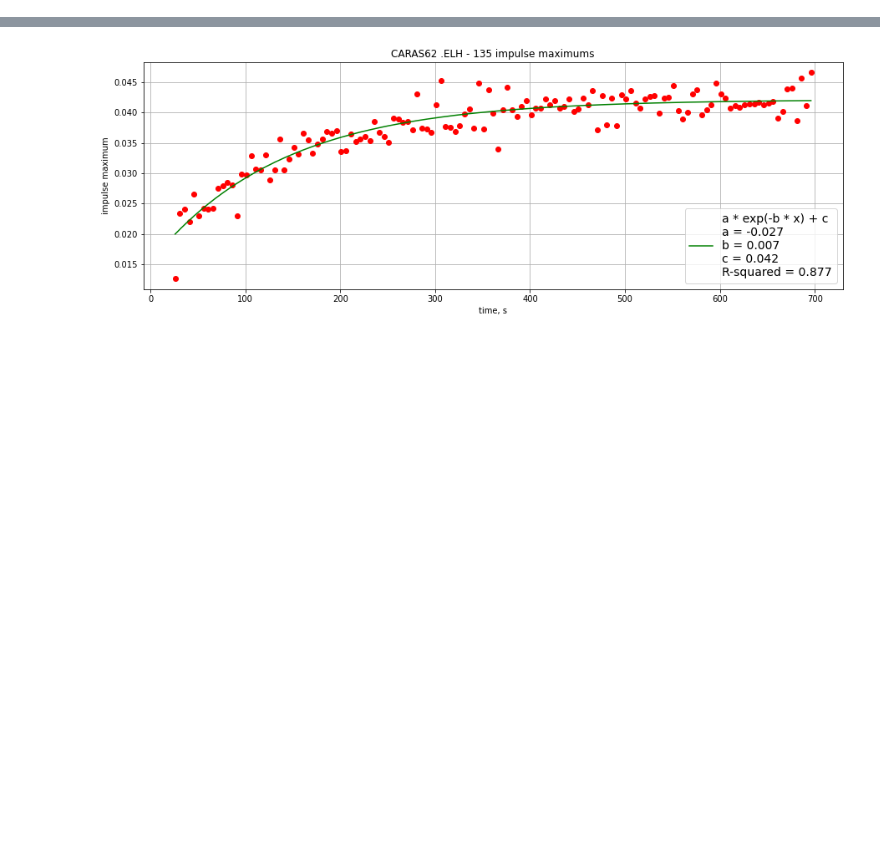
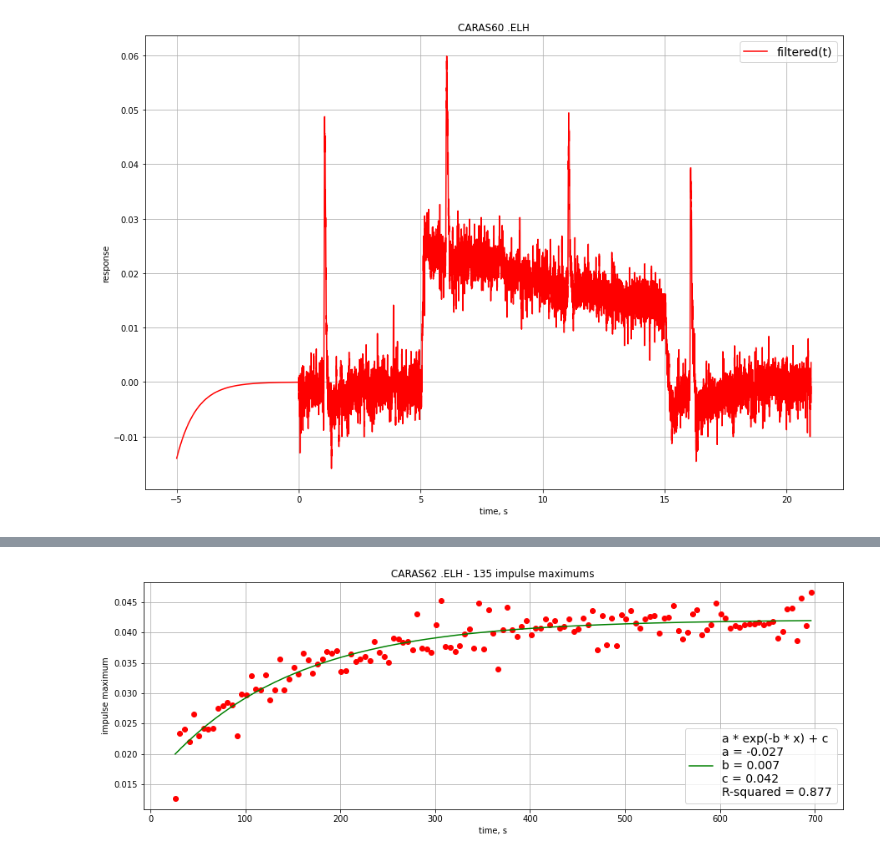
Before and after one commit to AndreiZherder/adaptation-memory, a Jupyter notebook: carassius.ipynb, the cells around one changed output, grey strips where cells are left out. Saved outputs shown, nothing was run; the diff lists cells and outputs as text; code cells hidden in the pictures; blank space fills up the shorter version.

```diff
--- a/carassius.ipynb
+++ b/carassius.ipynb
@@ -77 +86,20 @@ ax.grid()
+# %%
+# Возврат ступеньки, смещенной к нулю, в отфильтрованный сигнал, просто чтобы ее нарисовать
+begin = (background_start_time - start_time) * fs
+end = (after_background_start_time - start_time) * fs - (after_background_start_time - background_start_time - background_duration) * fs // 2
+filtered[begin:end] = backup - backup[0]
+
+
+fig, ax = plt.subplots()
+end = (after_background_start_time - start_time) * fs + period * fs
+ax.plot(t[:end], filtered[:end], 'r', label='filtered(t)')
+fig.set_figwidth(15)
+fig.set_figheight(10)
+ax.set_xlabel('time, s')
+ax.set_ylabel('response')
+ax.set_title(f'{filename}')
+ax.legend(prop={"size": 14})
+ax.grid()
+# %% [output]
+[figure, added]
 # %%
```
Also changed, not shown: parts of 7 cells of this notebook, 1 other file.
